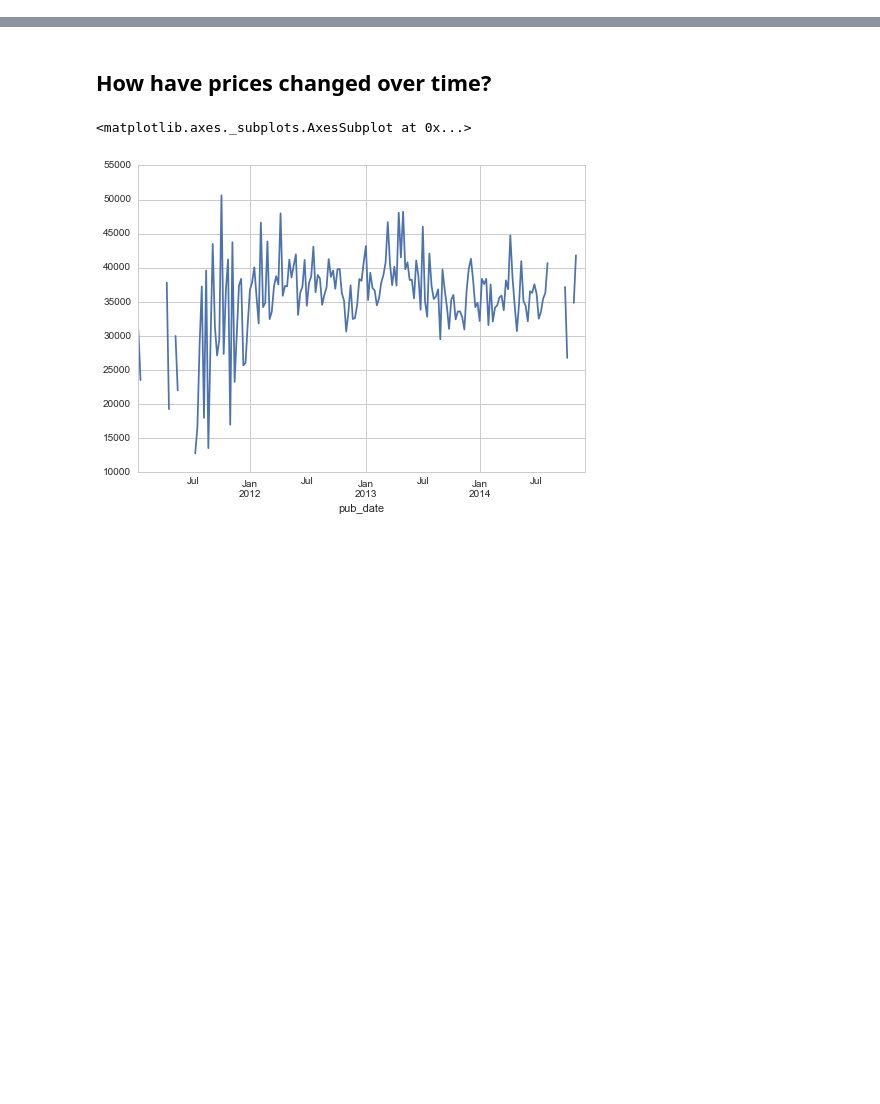
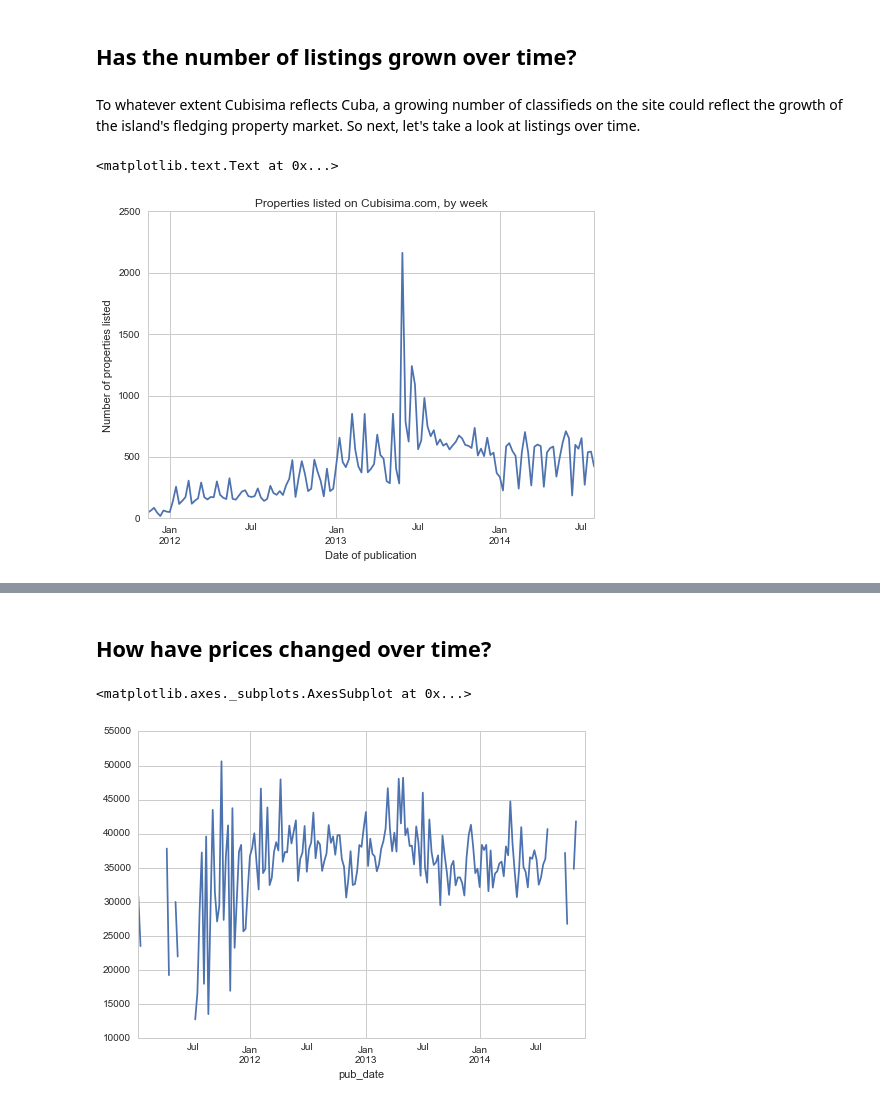
Before and after one commit to jpvelez/cubisima, a Jupyter notebook: notebooks/listing_analysis.ipynb, the cells around one changed output, grey strips where cells are left out. Saved outputs shown, nothing was run; the diff lists cells and outputs as text; code cells hidden in the pictures; blank space fills up the shorter version.

```diff
--- a/notebooks/listing_analysis.ipynb
+++ b/notebooks/listing_analysis.ipynb
@@ -13,0 +78,24 @@ raw_listings = pd.read_csv('../data/listings.csv')
+# %%
+def convert_pub_date(listings):
+    '''
+    Convert publication date to daytime. Listings posted on day scraper
+    ran display time of posting - i.e. "8:35 am" - instead of the date ~
+    24/12/2011. These must be transformed.
+    '''
+    # Get datetime of when the scraper ran.
+    listings = listings.copy() # So this function can be rerun.
+    listings_no_today = listings[~listings.pub_date.str.contains('am')]
+    today = pd.to_datetime(listings_no_today.pub_date).max()
+    # Set strings with format '8:35 am' to scraper run date.
+    has_am = listings.pub_date.str.contains('am')
+    listings.loc[has_am, 'pub_date'] = today
+    # Convert all publication dates to to datetime.
+    listings.loc[:,'pub_date'] = pd.to_datetime(listings['pub_date'])
+    return listings
+# %%
+# Convert publication date to datetime.
+listings_dt = convert_pub_date(raw_listings)
+# Missing some listings after July 2014, so remove them.
+lt_aug_2014 = listings_dt.pub_date < '08-01-2014'
+gt_nov_2011 = listings_dt.pub_date >= '11-01-2011'
+listings_since_reform = listings_dt[gt_nov_2011 & lt_aug_2014]
@@ -13,0 +116,17 @@ raw_listings = pd.read_csv('../data/listings.csv')
+# %% [markdown]
+## Has the number of listings grown over time?
+# %% [markdown]
+To whatever extent Cubisima reflects Cuba, a growing number of classifieds on the site could reflect the growth of the island's fledging property market. So next, let's take a look at listings over time.
+# %%
+# Make time series of listings per week.
+listings_since_reform_ts = listings_since_reform.set_index(listings_since_reform.pub_date)
+ts_listing_counts = listings_since_reform_ts['id'].resample('W', how='count')
+# %%
+# Plot time series.
+ts_listing_counts.plot()
+plt.xlabel('Date of publication')
+plt.ylabel('Number of properties listed')
+plt.title('Properties listed on Cubisima.com, by week')
+# %% [output]
+<matplotlib.text.Text at 0x...>
+[figure, added]
```
Also changed, not shown: parts of 63 cells of this notebook, 1 other file.
